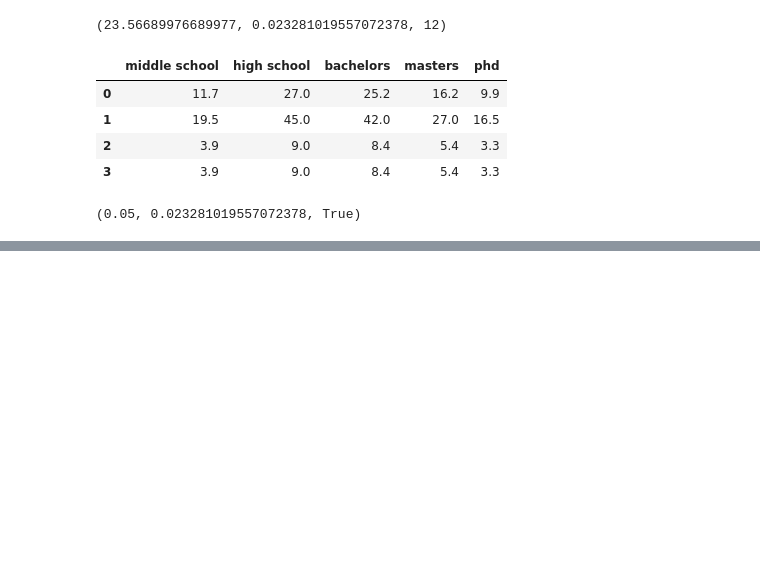
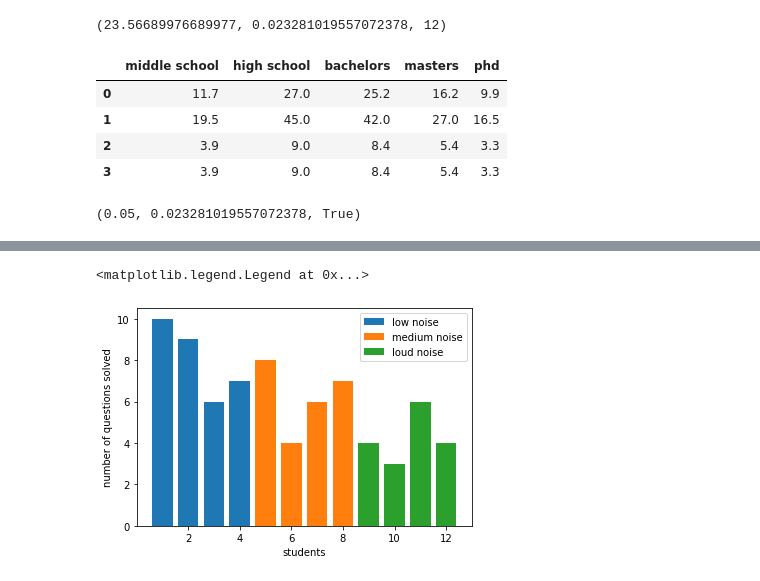
Before and after one commit to NishantBaheti/MachineLearningExploration, a Jupyter notebook: PracticalStatistics/Hypothesis.ipynb, the cells around one changed output, grey strips where cells are left out. Drawn from its saved outputs; the diff is of its cells as text; code cells hidden in the pictures; blank space fills up the shorter version.

```diff
--- a/PracticalStatistics/Hypothesis.ipynb
+++ b/PracticalStatistics/Hypothesis.ipynb
@@ -1002,0 +1007,22 @@ TODO
+# %%
+
+low_noise = pd.DataFrame(np.array([
+    [1, 10],
+    [2, 9],
+    [3, 6],
+    [4, 7]
+]),columns=["student","questions"])
+
+medium_noise = pd.DataFrame(np.array([
+    [5, 8],
+    [6, 4],
+    [7, 6],
+    [8, 7]
+]),columns=["student","questions"])
+
+loud_noise = pd.DataFrame(np.array([
+    [9, 4],
+    [10, 3],
+    [11, 6],
+    [12, 4]
+]),columns=["student","questions"])
@@ -1002,0 +1047,11 @@ TODO
+# %%
+plt.bar(x=low_noise["student"],height=low_noise['questions'],label="low noise")
+plt.bar(x=medium_noise["student"],height=medium_noise['questions'], label="medium noise")
+plt.bar(x=loud_noise["student"],height=loud_noise['questions'], label="loud noise")
+plt.xlabel("students")
+plt.ylabel("number of questions solved")
+
+plt.legend()
+# %% [output]
+<matplotlib.legend.Legend at 0x...>
+[figure, added]
```
Also changed, not shown: parts of 14 cells of this notebook, 1 other file.
